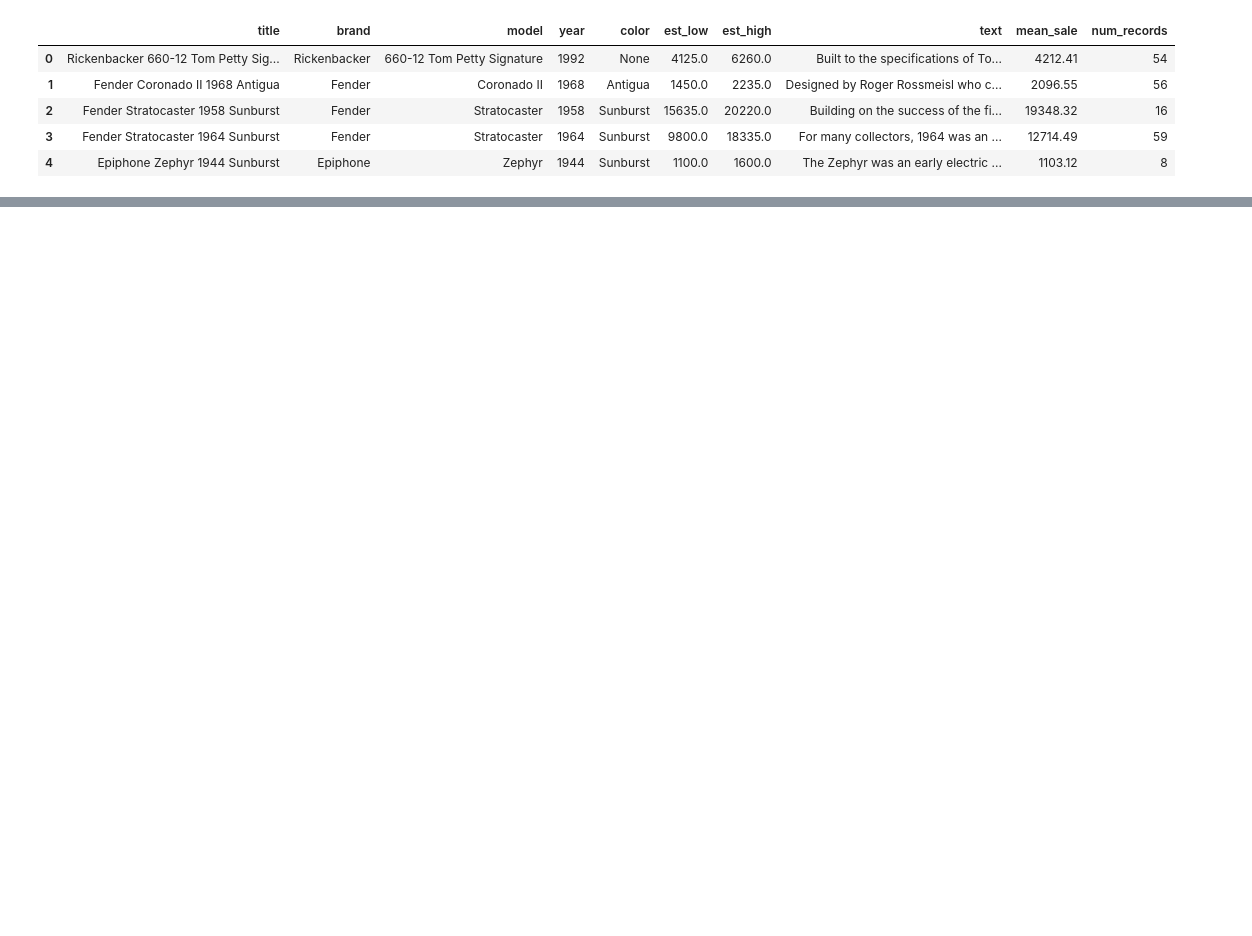
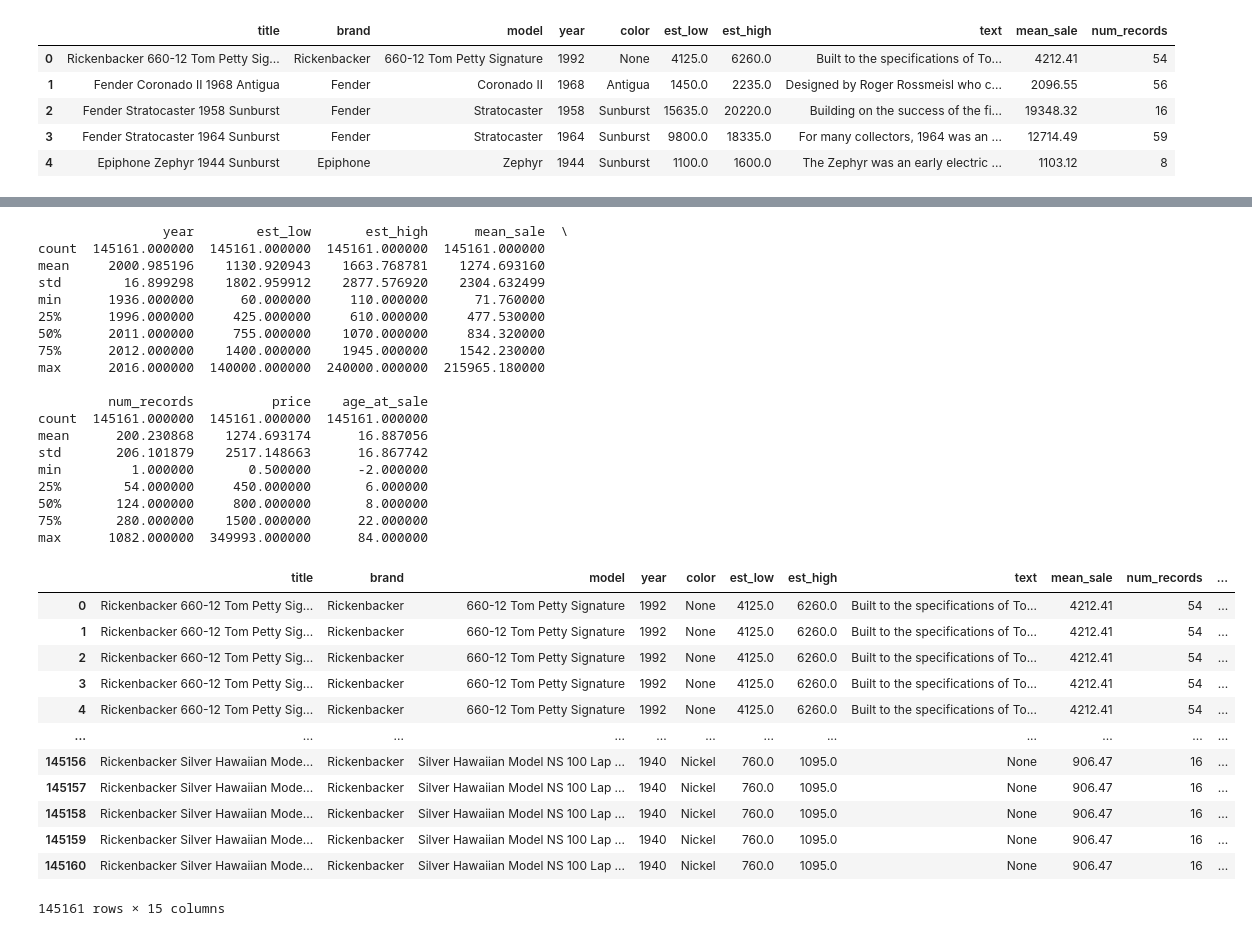
Before and after one commit to n-sweep/galvanize_capstone_2, a Jupyter notebook: exploration.ipynb, the cells around one changed output, grey strips where cells are left out. Cells and saved outputs as stored; diff of their text form; code cells hidden in the pictures; blank space fills up the shorter version.

```diff
--- a/exploration.ipynb
+++ b/exploration.ipynb
@@ -148,3 +131,42 @@ merge_df
+# %%
+merge_df = data_df.merge(sales_df, on='title')
+# merge_df = data_df[data_df['year_str'].apply(lambda x: x.isdigit())].merge(sales_df, on='title')  # Uncomment to remove guitars with year ranges
+merge_df['age_at_sale'] = merge_df['date'].apply(lambda x: x.year) - merge_df['year']  # Create 'age_at_sale' column
+print(merge_df.describe())
+merge_df#.head()
+# %% [output]
+                year        est_low       est_high      mean_sale  \
+count  145161.000000  145161.000000  145161.000000  145161.000000
+mean     2000.985196    1130.920943    1663.768781    1274.693160
+std        16.899298    1802.959912    2877.576920    2304.632499
+min      1936.000000      60.000000     110.000000      71.760000
+25%      1996.000000     425.000000     610.000000     477.530000
+50%      2011.000000     755.000000    1070.000000     834.320000
+75%      2012.000000    1400.000000    1945.000000    1542.230000
+max      2016.000000  140000.000000  240000.000000  215965.180000
+
+         num_records          price    age_at_sale
+count  145161.000000  145161.000000  145161.000000
+mean      200.230868    1274.693174      16.887056
+std       206.101879    2517.148663      16.867742
+min         1.000000       0.500000      -2.000000
+25%        54.000000     450.000000       6.000000
+50%       124.000000     800.000000       8.000000
+75%       280.000000    1500.000000      22.000000
+max      1082.000000  349993.000000      84.000000
+|  | title | brand | model | year | color | est_low | est_high | text | mean_sale | num_records | ... |
+| 0 | Rickenbacker 660-12 Tom Petty Sig... | Rickenbacker | 660-12 Tom Petty Signature | 1992 | None | 4125.0 | 6260.0 | Built to the specifications of To... | 4212.41 | 54 | ... |
+| 1 | Rickenbacker 660-12 Tom Petty Sig... | Rickenbacker | 660-12 Tom Petty Signature | 1992 | None | 4125.0 | 6260.0 | Built to the specifications of To... | 4212.41 | 54 | ... |
+| 2 | Rickenbacker 660-12 Tom Petty Sig... | Rickenbacker | 660-12 Tom Petty Signature | 1992 | None | 4125.0 | 6260.0 | Built to the specifications of To... | 4212.41 | 54 | ... |
+| 3 | Rickenbacker 660-12 Tom Petty Sig... | Rickenbacker | 660-12 Tom Petty Signature | 1992 | None | 4125.0 | 6260.0 | Built to the specifications of To... | 4212.41 | 54 | ... |
+| 4 | Rickenbacker 660-12 Tom Petty Sig... | Rickenbacker | 660-12 Tom Petty Signature | 1992 | None | 4125.0 | 6260.0 | Built to the specifications of To... | 4212.41 | 54 | ... |
+| ... | ... | ... | ... | ... | ... | ... | ... | ... | ... | ... | ... |
+| 145156 | Rickenbacker Silver Hawaiian Mode... | Rickenbacker | Silver Hawaiian Model NS 100 Lap ... | 1940 | Nickel | 760.0 | 1095.0 | None | 906.47 | 16 | ... |
+| 145157 | Rickenbacker Silver Hawaiian Mode... | Rickenbacker | Silver Hawaiian Model NS 100 Lap ... | 1940 | Nickel | 760.0 | 1095.0 | None | 906.47 | 16 | ... |
+| 145158 | Rickenbacker Silver Hawaiian Mode... | Rickenbacker | Silver Hawaiian Model NS 100 Lap ... | 1940 | Nickel | 760.0 | 1095.0 | None | 906.47 | 16 | ... |
+| 145159 | Rickenbacker Silver Hawaiian Mode... | Rickenbacker | Silver Hawaiian Model NS 100 Lap ... | 1940 | Nickel | 760.0 | 1095.0 | None | 906.47 | 16 | ... |
+| 145160 | Rickenbacker Silver Hawaiian Mode... | Rickenbacker | Silver Hawaiian Model NS 100 Lap ... | 1940 | Nickel | 760.0 | 1095.0 | None | 906.47 | 16 | ... |
+145161 rows × 15 columns
 # %%
 fig, ax = plt.subplots(figsize=(16,8))
 merge_df['brand'].value_counts().plot(kind='bar', ax=ax)
```
Also changed, not shown: parts of 55 cells of this notebook, 3 other files.
